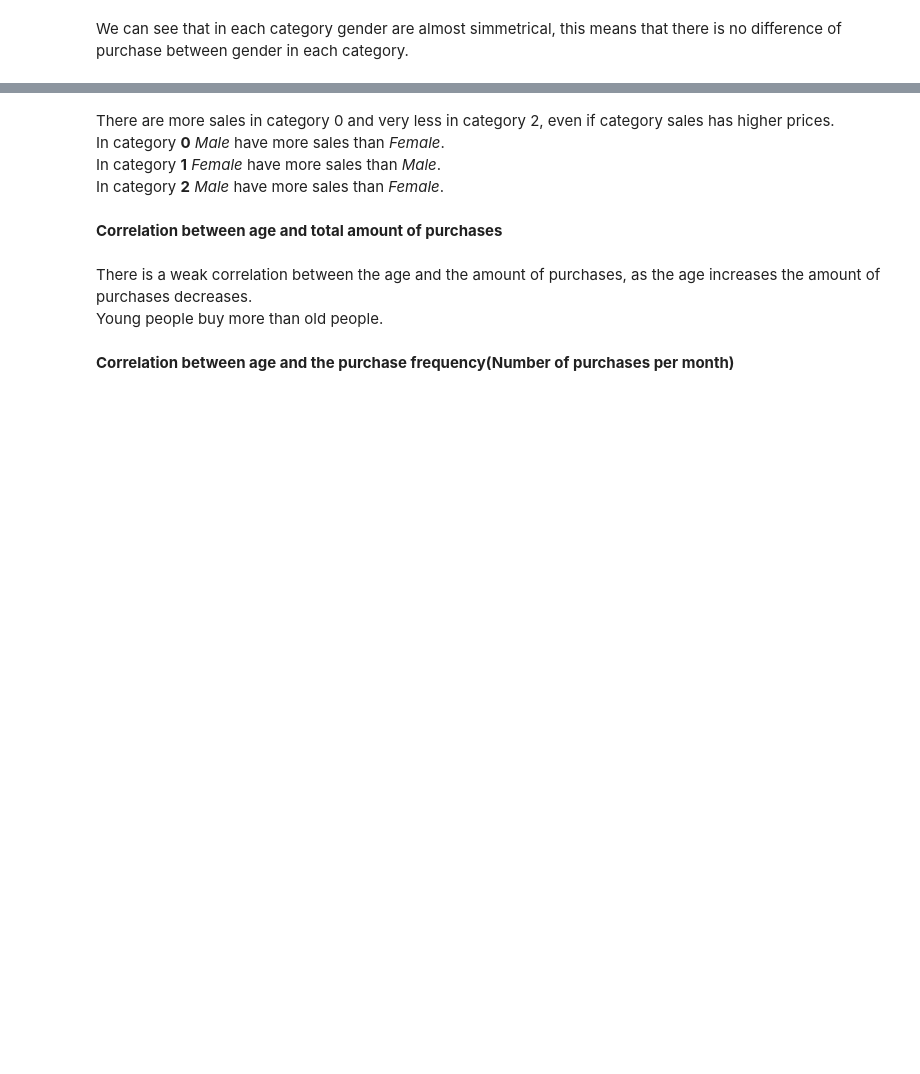
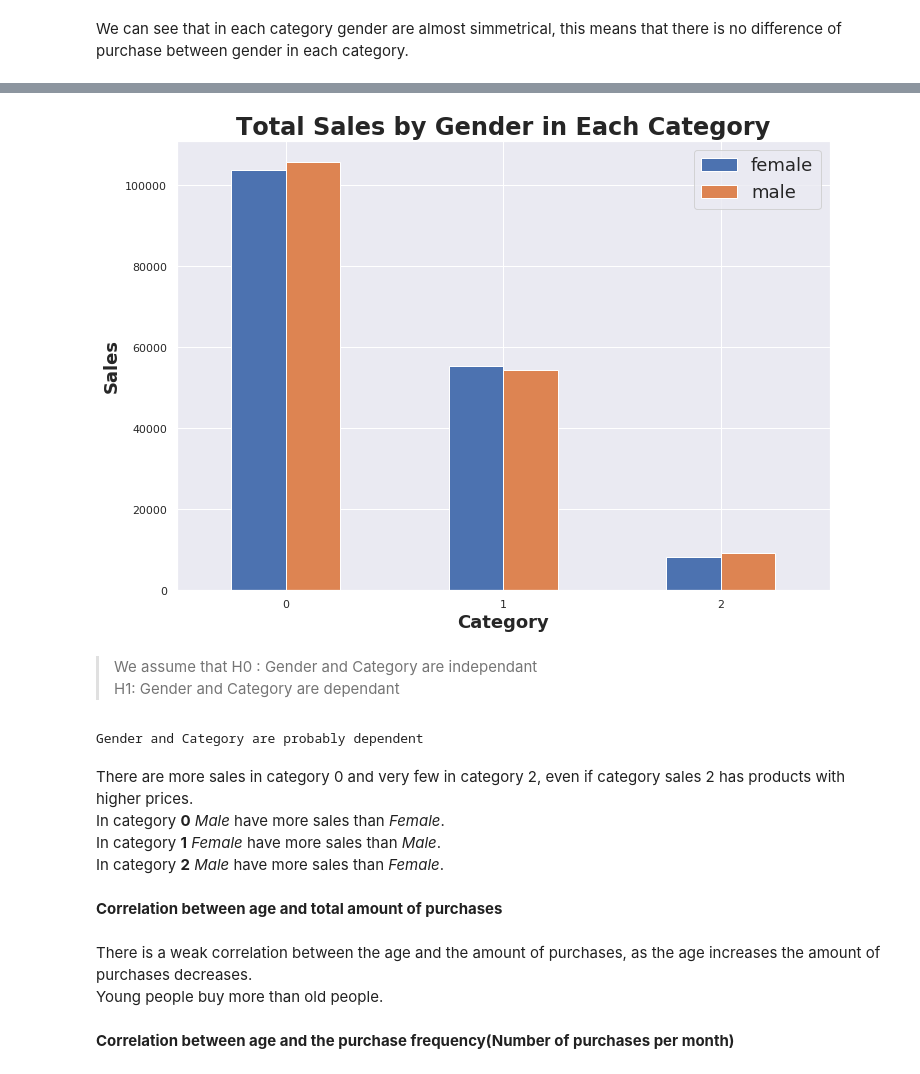
Before and after one commit to furawa/OC_data_analyst_projects, a Jupyter notebook: 02_analyze_company_sales/analyze_company_sales.ipynb, the cells around one changed output, grey strips where cells are left out. Cells and saved outputs as stored; diff of their text form; code cells hidden in the pictures; blank space fills up the shorter version.

```diff
--- a/02_analyze_company_sales/analyze_company_sales.ipynb
+++ b/02_analyze_company_sales/analyze_company_sales.ipynb
@@ -753,5 +761,5 @@ sns.catplot(x = "sex", y = "price", col = "category", kind = "violin" , data = s
 We can see that in each category gender are almost simmetrical, this means that there is no difference of purchase between gender in each category.
 # %%
 # Contigency table
-gender_category_table = pd.crosstab(index = sales_clean.category, columns = sales_clean.sex)
+gender_category_table = pd.crosstab(index = sales_clean.category, columns = sales_clean.gender)
 gender_category_table
@@ -760,11 +772,24 @@ gender_category_table.plot(kind="bar", rot= 0);
+# %%
+gender_category_table.plot(kind="bar", rot= 0)
+plt.title("Total Sales by Gender in Each Category", fontsize = 24, fontweight = "bold")
+plt.xlabel("Category", fontsize = 18, fontweight = "bold")
+plt.ylabel("Sales", fontsize = 18, fontweight = "bold")
+plt.legend(fontsize = 18, loc = "upper right");
+# %% [output]
+[figure, added]
+# %% [markdown]
+> We assume that H0 : Gender and Category are independant
+    H1: Gender and Category are dependant
 # %%
 stat, p, dof, expected = sci.chi2_contingency(gender_category_table)
 if p > 0.01:
     print("Gender and Category are probably independent")
 else:
     print("Gender and Category are probably dependent")
+# %% [output]
+Gender and Category are probably dependent
 # %% [markdown]
-There are more sales in category 0 and very less in category 2, even if category sales has higher prices.
+There are more sales in category 0 and very few in category 2, even if category sales 2 has products with higher prices.
 In category **0** *Male* have more sales than *Female*.
 In category **1** *Female* have more sales than *Male*.
 In category **2** *Male* have more sales than *Female*.
```
Also changed, not shown: parts of 8 cells of this notebook.
